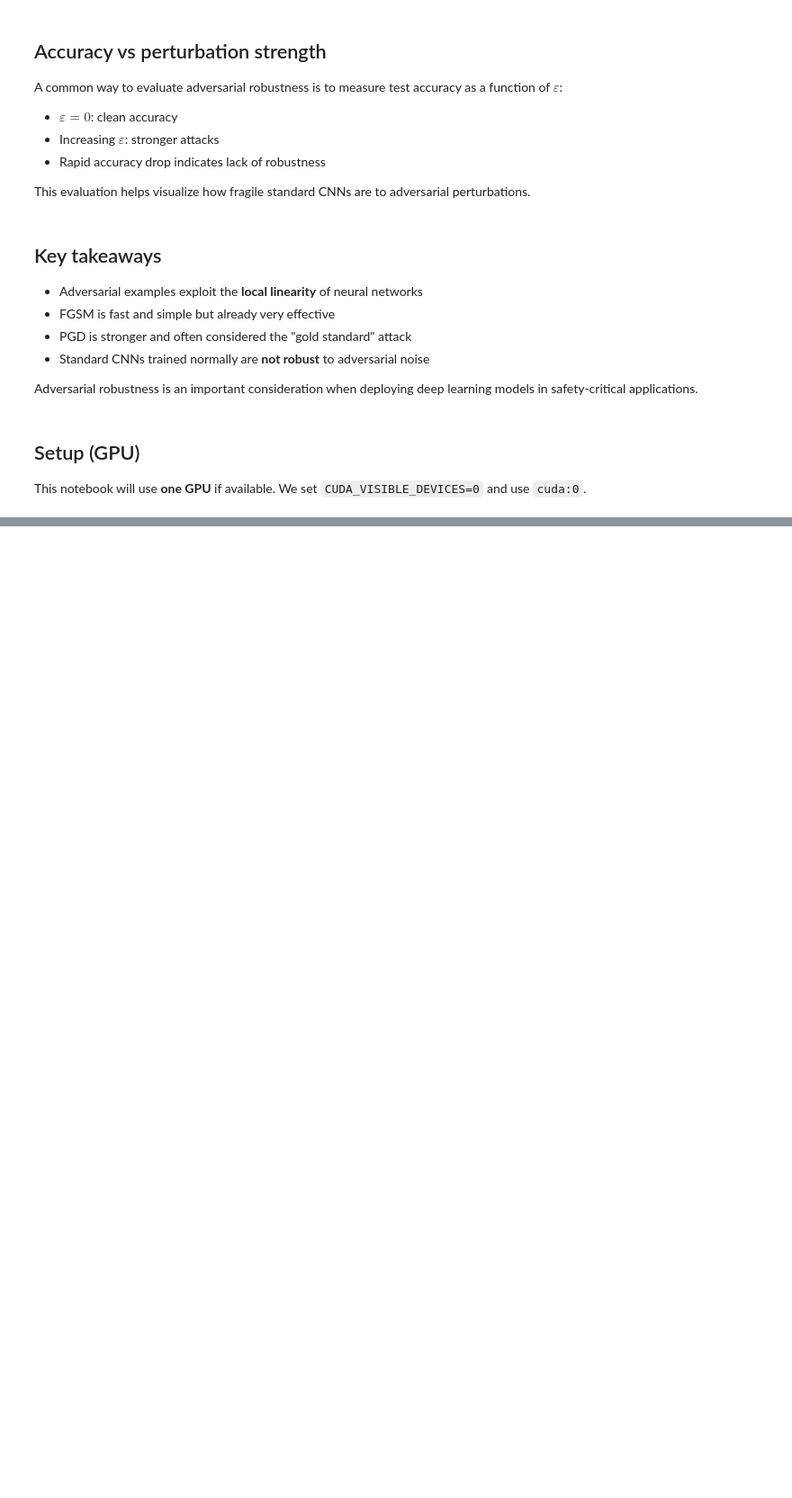
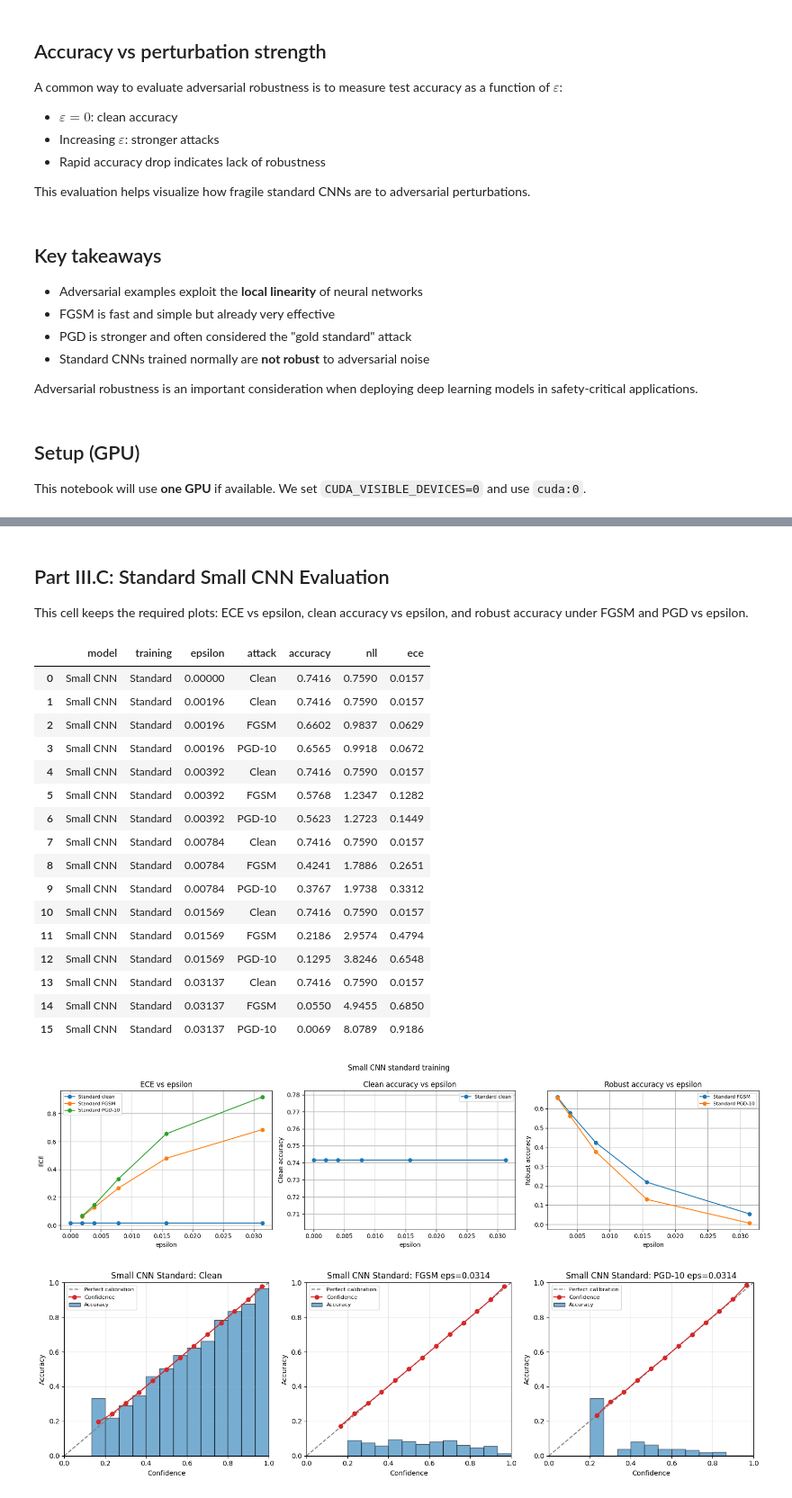
Before and after one commit to ading125/neural-networks, a Jupyter notebook: adv_attacks_clean_gpu_v2 (1).ipynb, the cells around one changed output, grey strips where cells are left out. Shown at 90% size. Cells and saved outputs as stored; diff of their text form; code cells hidden in the pictures; blank space fills up the shorter version.

```diff
--- a/adv_attacks_clean_gpu_v2 (1).ipynb
+++ b/adv_attacks_clean_gpu_v2 (1).ipynb
@@ -1754,12 +150,0 @@ We then compare robustness curves: standard vs adversarial training.
-# %%
-cifar_adv_model = SmallCIFARCNN().to(device)
-cifar_adv_opt = torch.optim.Adam(cifar_adv_model.parameters(), lr=1e-3)
-
-cifar_adv_eps = 8/255   # typical training budget on CIFAR-10
-cifar_lam = 0.5
-cifar_adv_epochs = 5
-
-for epoch in range(cifar_adv_epochs):
-    loss = train_one_epoch_adv_fgsm(cifar_adv_model, cifar_train_loader, cifar_adv_opt, eps=cifar_adv_eps, lam=cifar_lam)
-    acc = eval_clean(cifar_adv_model, cifar_test_loader)
-    print(f"[CIFAR-10 adv-train] epoch={epoch+1} loss={loss:.4f} clean_test_acc={acc*100:.2f}%")
@@ -1814,0 +627,9 @@ plt.show()
+# %%
+small_model = SmallCIFARCNN().to(device)
+small_opt = torch.optim.Adam(small_model.parameters(), lr=1e-3)
+small_epochs = 5
+
+for epoch in range(small_epochs):
+    loss = train_one_epoch(small_model, train_loader, small_opt)
+    clean_acc = eval_clean_accuracy(small_model, test_loader)
+    print(f"[small-standard] epoch={epoch+1} loss={loss:.4f} clean_test_acc={clean_acc*100:.2f}%")
@@ -1814,0 +642,44 @@ plt.show()
+# %% [markdown]
+## Part III.C: Standard Small CNN Evaluation
+
+This cell keeps the required plots: ECE vs epsilon, clean accuracy vs epsilon, and robust accuracy under FGSM and PGD vs epsilon.
+# %%
+small_standard_df = evaluate_model_over_eps(
+    small_model,
+    test_loader,
+    model_name="Small CNN",
+    training_name="Standard",
+    eps_values=eps_list,
+    pgd_steps=pgd_steps,
+    max_batches=max_eval_batches,
+)
+
+display(small_standard_df.style.format({
+    "epsilon": "{:.5f}",
+    "accuracy": "{:.4f}",
+    "nll": "{:.4f}",
+    "ece": "{:.4f}",
+}))
+
+plot_epsilon_results(small_standard_df, "Small CNN standard training")
+plot_reliability_for_eps(small_model, test_loader, eps=8 / 255, title_prefix="Small CNN Standard", pgd_steps=pgd_steps, max_batches=max_eval_batches)
+# %% [output]
+|  | model | training | epsilon | attack | accuracy | nll | ece |
+| 0 | Small CNN | Standard | 0.00000 | Clean | 0.7416 | 0.7590 | 0.0157 |
+| 1 | Small CNN | Standard | 0.00196 | Clean | 0.7416 | 0.7590 | 0.0157 |
+| 2 | Small CNN | Standard | 0.00196 | FGSM | 0.6602 | 0.9837 | 0.0629 |
+| 3 | Small CNN | Standard | 0.00196 | PGD-10 | 0.6565 | 0.9918 | 0.0672 |
+| 4 | Small CNN | Standard | 0.00392 | Clean | 0.7416 | 0.7590 | 0.0157 |
+| 5 | Small CNN | Standard | 0.00392 | FGSM | 0.5768 | 1.2347 | 0.1282 |
+| 6 | Small CNN | Standard | 0.00392 | PGD-10 | 0.5623 | 1.2723 | 0.1449 |
+| 7 | Small CNN | Standard | 0.00784 | Clean | 0.7416 | 0.7590 | 0.0157 |
+| 8 | Small CNN | Standard | 0.00784 | FGSM | 0.4241 | 1.7886 | 0.2651 |
+| 9 | Small CNN | Standard | 0.00784 | PGD-10 | 0.3767 | 1.9738 | 0.3312 |
+| 10 | Small CNN | Standard | 0.01569 | Clean | 0.7416 | 0.7590 | 0.0157 |
+| 11 | Small CNN | Standard | 0.01569 | FGSM | 0.2186 | 2.9574 | 0.4794 |
+| 12 | Small CNN | Standard | 0.01569 | PGD-10 | 0.1295 | 3.8246 | 0.6548 |
+| 13 | Small CNN | Standard | 0.03137 | Clean | 0.7416 | 0.7590 | 0.0157 |
+| 14 | Small CNN | Standard | 0.03137 | FGSM | 0.0550 | 4.9455 | 0.6850 |
+| 15 | Small CNN | Standard | 0.03137 | PGD-10 | 0.0069 | 8.0789 | 0.9186 |
+[figure, added]
+[figure, added]
```
Also changed, not shown: parts of 86 cells of this notebook, 2 other files.
